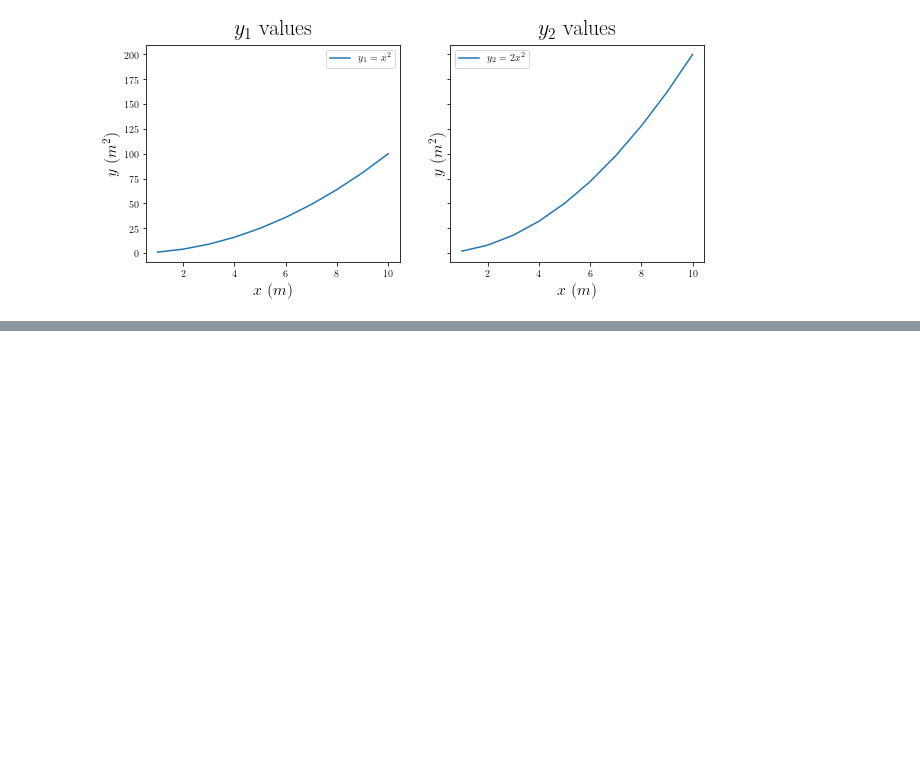
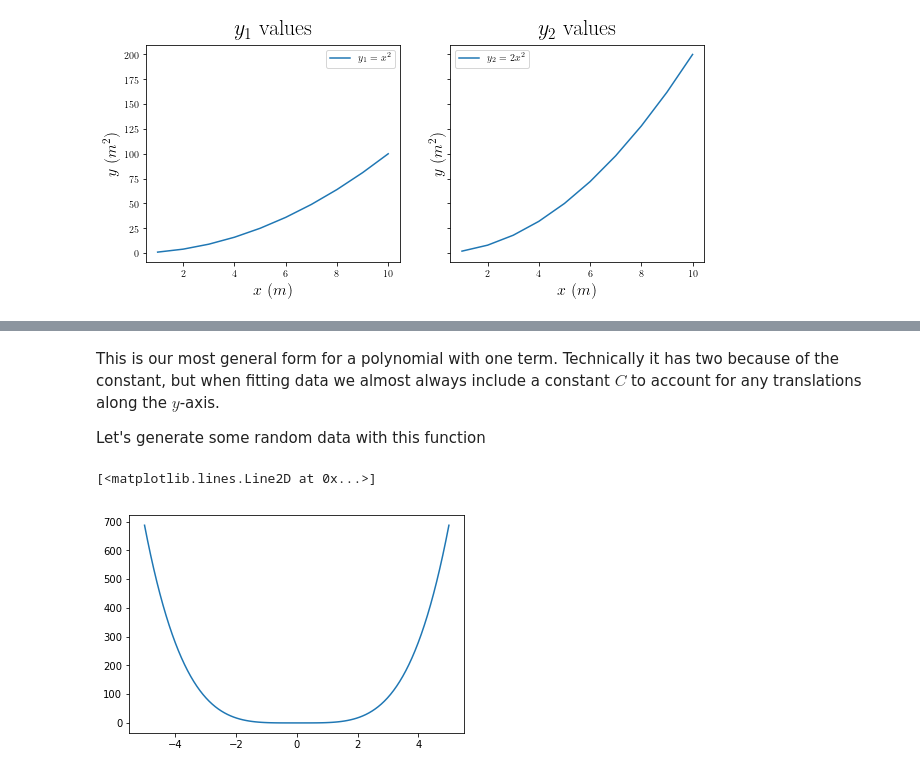
Before and after one commit to varosy/Lectures, a Jupyter notebook: Visualization and Analysis.ipynb, the cells around one changed output, grey strips where cells are left out. Saved outputs shown, nothing was run; the diff lists cells and outputs as text; code cells hidden in the pictures; blank space fills up the shorter version.

Commit message:
curve fitting

```diff
--- a/Visualization and Analysis.ipynb
+++ b/Visualization and Analysis.ipynb
@@ -145,0 +158,4 @@ One more important thing to note, the variable `ax` is used to address which sub
+# %%
+x = [1,2,3,4,5,6,7,8,9,10]
+y1 = [1,4,9,16,25,36,49,64,81,100]
+y2 = 2*np.array(y1)
@@ -145,0 +166,15 @@ One more important thing to note, the variable `ax` is used to address which sub
+# %%
+def firstOrderPoly(x, A, B, C):
+    return A*x**B + C
+# %% [markdown]
+This is our most general form for a polynomial with one term. Technically it has two because of the constant, but when fitting data we almost always include a constant $C$ to account for any translations along the $y$-axis.
+
+Let's generate some random data with this function
+# %%
+testX = np.linspace(-5,5,100) # creates array of 100 equally spaced values between -5 and 5
+testY = firstOrderPoly(testX, 1.1, 4, -0.2)
+# %%
+pt.plot(testX, testY)
+# %% [output]
+[<matplotlib.lines.Line2D at 0x...>]
+[figure, added]
```
Also changed, not shown: parts of 8 cells of this notebook.
